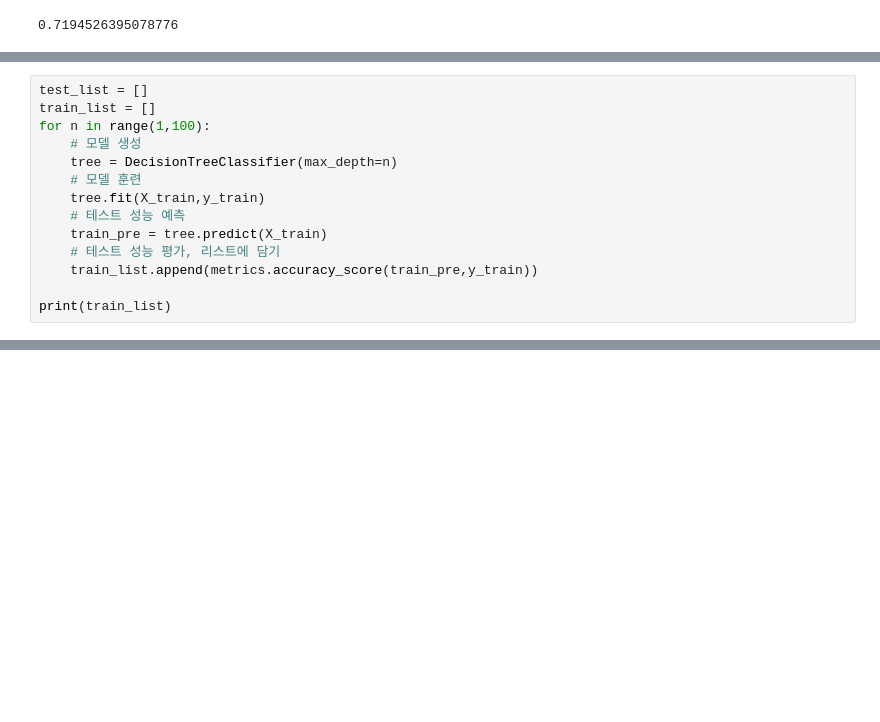
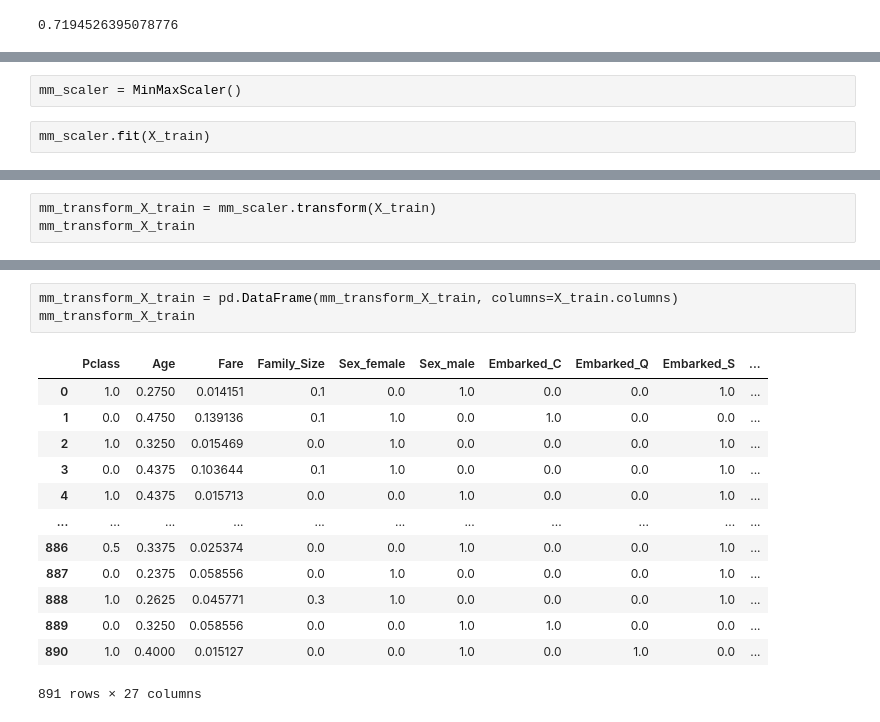
Before and after one commit to SeeUSoon93/MachineLerning, a Jupyter notebook: 6. 머신러닝/ex04_타이타닉 생존자 예측 분석.ipynb, the cells around one changed output, grey strips where cells are left out. Drawn from its saved outputs; the diff is of its cells as text; blank space fills up the shorter version.

```diff
--- a/6. 머신러닝/ex04_타이타닉 생존자 예측 분석.ipynb
+++ b/6. 머신러닝/ex04_타이타닉 생존자 예측 분석.ipynb
@@ -773,14 +770,0 @@ print("예측정확도 :",metrics.accuracy_score(pre2,y_train))
-# %%
-test_list = []
-train_list = []
-for n in range(1,100):
-    # 모델 생성
-    tree = DecisionTreeClassifier(max_depth=n)
-    # 모델 훈련
-    tree.fit(X_train,y_train)
-    # 테스트 성능 예측
-    train_pre = tree.predict(X_train)
-    # 테스트 성능 평가, 리스트에 담기
-    train_list.append(metrics.accuracy_score(train_pre,y_train))
-
-print(train_list)
@@ -788,0 +810,4 @@ print(train_list)
+# %%
+mm_scaler = MinMaxScaler()
+# %%
+mm_scaler.fit(X_train)
@@ -788,0 +816,3 @@ print(train_list)
+# %%
+mm_transform_X_train = mm_scaler.transform(X_train)
+mm_transform_X_train
@@ -788,0 +833,17 @@ print(train_list)
+# %%
+mm_transform_X_train = pd.DataFrame(mm_transform_X_train, columns=X_train.columns)
+mm_transform_X_train
+# %% [output]
+|  | Pclass | Age | Fare | Family_Size | Sex_female | Sex_male | Embarked_C | Embarked_Q | Embarked_S | ... |
+| 0 | 1.0 | 0.2750 | 0.014151 | 0.1 | 0.0 | 1.0 | 0.0 | 0.0 | 1.0 | ... |
+| 1 | 0.0 | 0.4750 | 0.139136 | 0.1 | 1.0 | 0.0 | 1.0 | 0.0 | 0.0 | ... |
+| 2 | 1.0 | 0.3250 | 0.015469 | 0.0 | 1.0 | 0.0 | 0.0 | 0.0 | 1.0 | ... |
+| 3 | 0.0 | 0.4375 | 0.103644 | 0.1 | 1.0 | 0.0 | 0.0 | 0.0 | 1.0 | ... |
+| 4 | 1.0 | 0.4375 | 0.015713 | 0.0 | 0.0 | 1.0 | 0.0 | 0.0 | 1.0 | ... |
+| ... | ... | ... | ... | ... | ... | ... | ... | ... | ... | ... |
+| 886 | 0.5 | 0.3375 | 0.025374 | 0.0 | 0.0 | 1.0 | 0.0 | 0.0 | 1.0 | ... |
+| 887 | 0.0 | 0.2375 | 0.058556 | 0.0 | 1.0 | 0.0 | 0.0 | 0.0 | 1.0 | ... |
+| 888 | 1.0 | 0.2625 | 0.045771 | 0.3 | 1.0 | 0.0 | 0.0 | 0.0 | 1.0 | ... |
+| 889 | 0.0 | 0.3250 | 0.058556 | 0.0 | 0.0 | 1.0 | 1.0 | 0.0 | 0.0 | ... |
+| 890 | 1.0 | 0.4000 | 0.015127 | 0.0 | 0.0 | 1.0 | 0.0 | 1.0 | 0.0 | ... |
+891 rows × 27 columns
```
Also changed, not shown: parts of 38 cells of this notebook, 4 other files.
